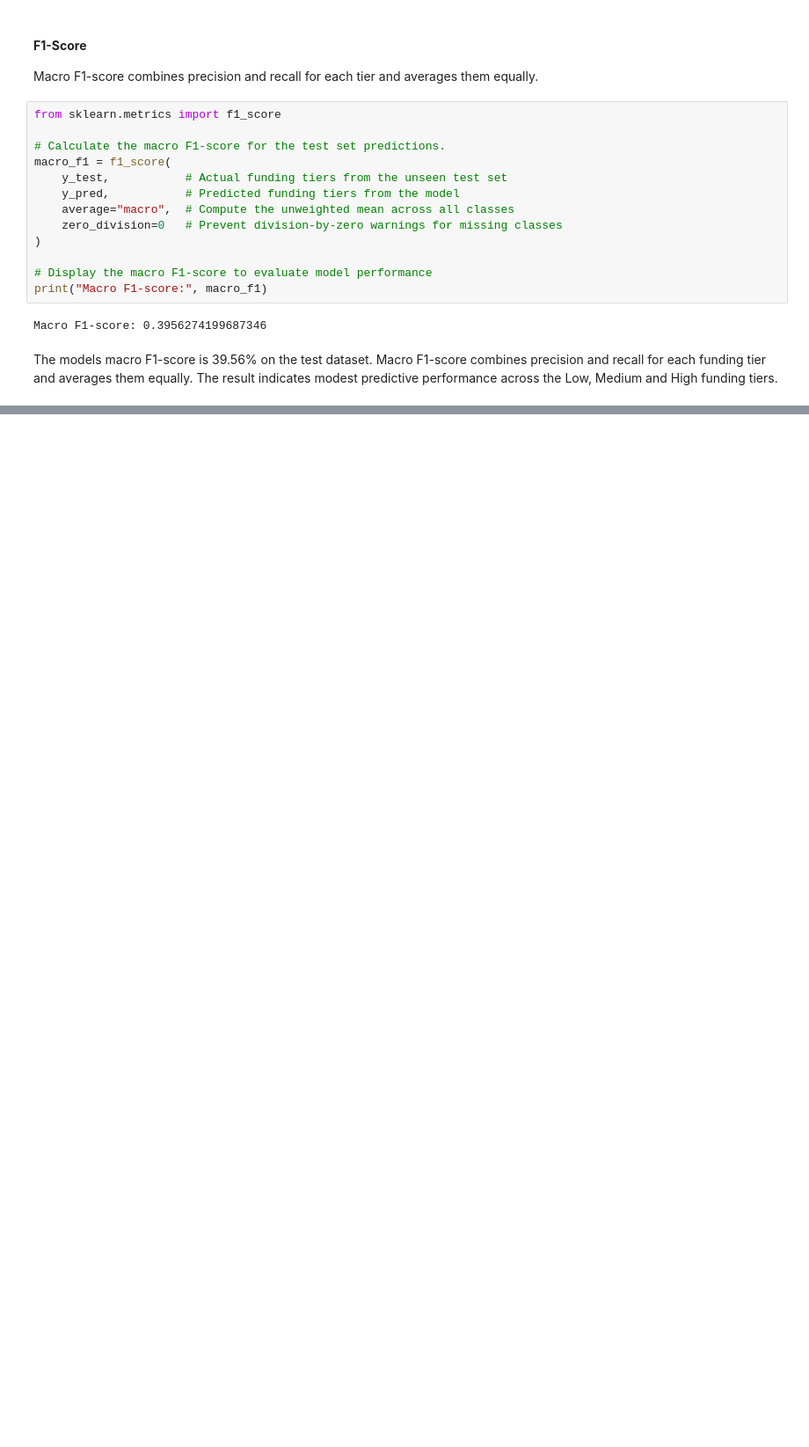
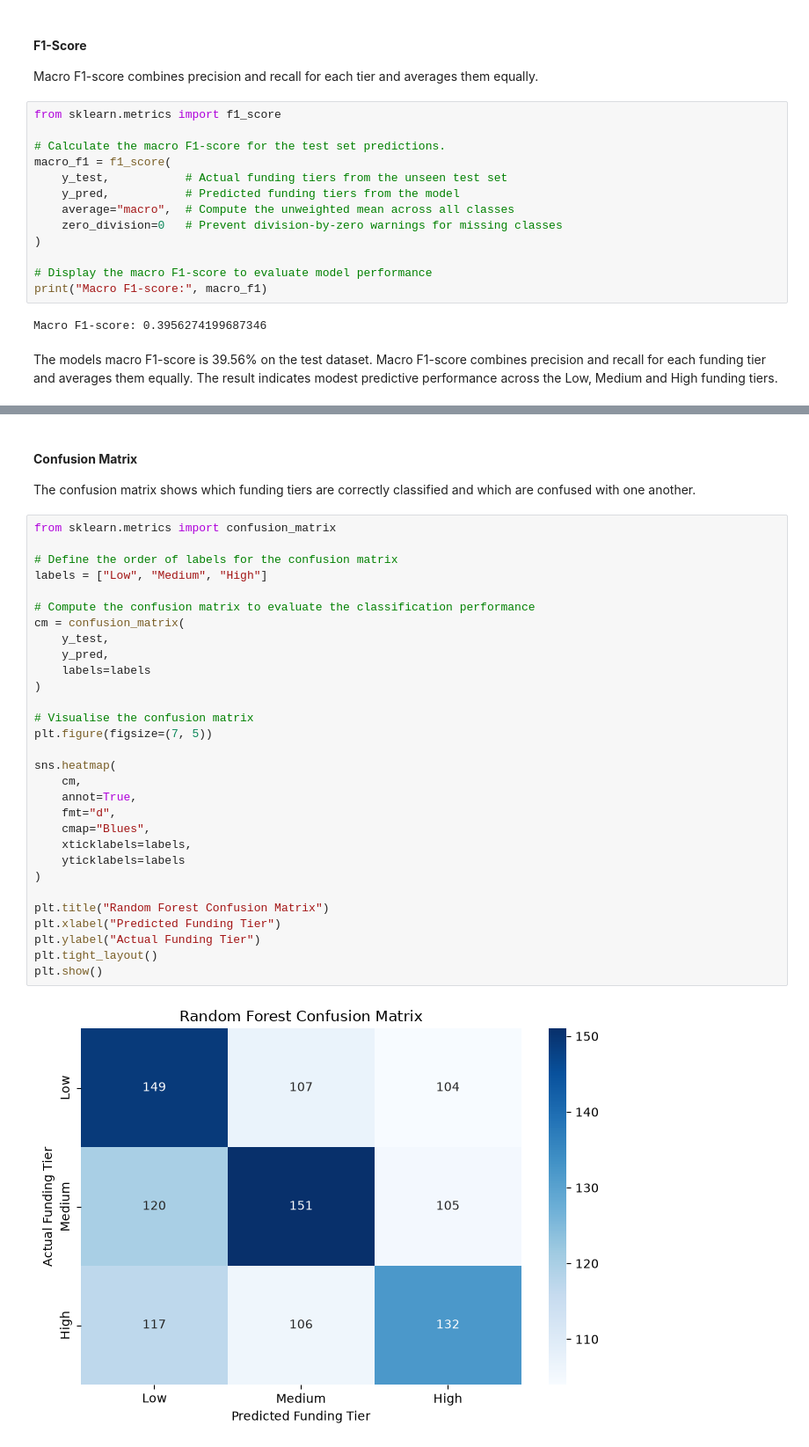
Before and after one commit to vik4t11/Arts-Council-England-Awards-Painted-by-Numbers, a Jupyter notebook: notebooks/4_machine_learning_model.ipynb, the cells around one changed output, grey strips where cells are left out. Shown at 88% size. Cells and saved outputs as stored; diff of their text form; blank space fills up the shorter version.

Commit message:
add confusion matrix to visualise models performance across different tiers

```diff
--- a/notebooks/4_machine_learning_model.ipynb
+++ b/notebooks/4_machine_learning_model.ipynb
@@ -369,3 +369,39 @@ Macro F1-score: 0.3956274199687346
 The models macro F1-score is 39.56% on the test dataset. Macro F1-score combines precision and recall for each funding tier and averages them equally. The result indicates modest predictive performance across the Low, Medium and High funding tiers.
 # %% [markdown]
 </b>
+# %% [markdown]
+#### **Confusion Matrix**
+
+The confusion matrix shows which funding tiers are correctly classified and which are confused with one another.
+# %%
+from sklearn.metrics import confusion_matrix
+
+# Define the order of labels for the confusion matrix
+labels = ["Low", "Medium", "High"]
+
+# Compute the confusion matrix to evaluate the classification performance
+cm = confusion_matrix(
+    y_test,
+    y_pred,
+    labels=labels
+)
+
+# Visualise the confusion matrix
+plt.figure(figsize=(7, 5))
+
+sns.heatmap(
+    cm,
+    annot=True,
+    fmt="d",
+    cmap="Blues",
+    xticklabels=labels,
+    yticklabels=labels
+)
+
+plt.title("Random Forest Confusion Matrix")
+plt.xlabel("Predicted Funding Tier")
+plt.ylabel("Actual Funding Tier")
+plt.tight_layout()
+plt.show()
+# %% [output]
+[figure, added]
```
Also changed, not shown: parts of 1 cell of this notebook.
